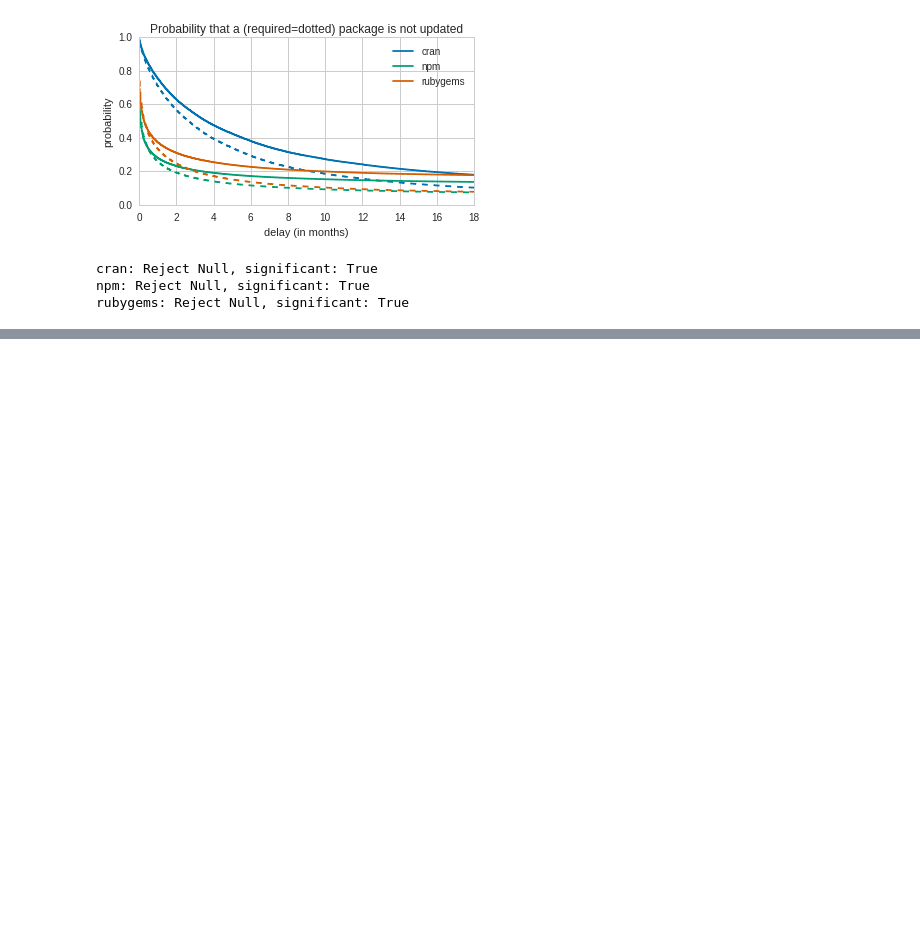
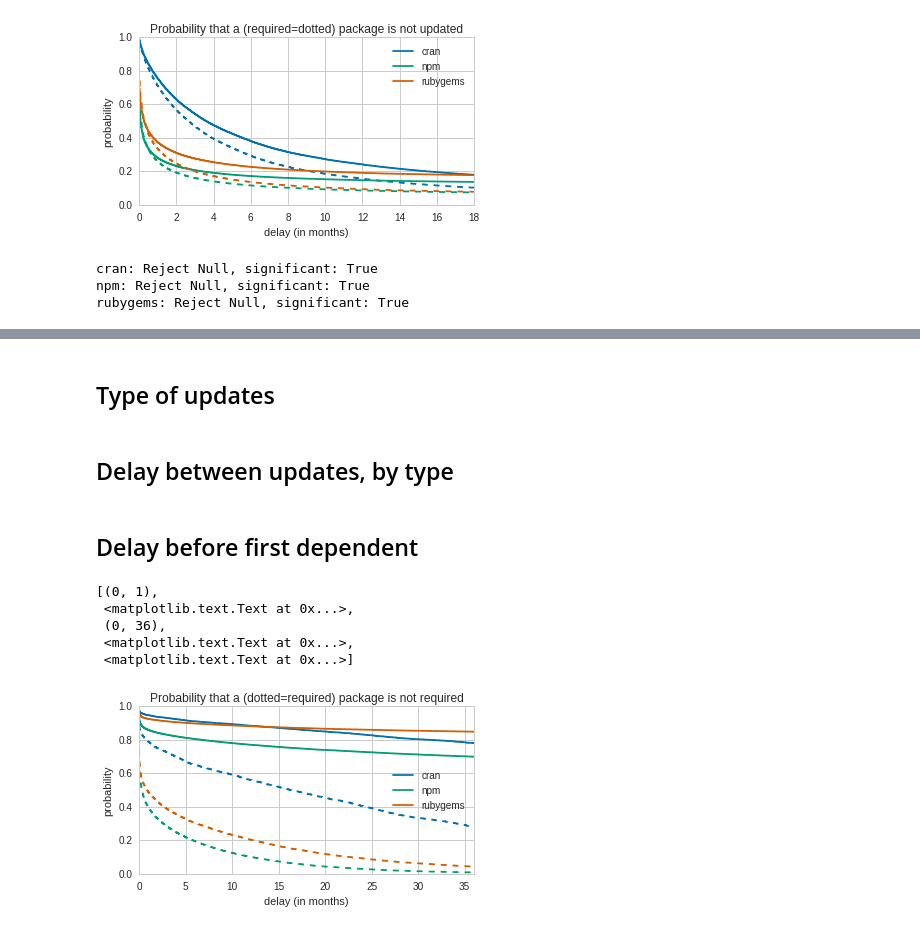
Before and after one commit to AlexandreDecan/ecos-emse, a Jupyter notebook: notebooks/Ecosystem activity.ipynb, the cells around one changed output, grey strips where cells are left out. Saved outputs shown, nothing was run; the diff lists cells and outputs as text; code cells hidden in the pictures; blank space fills up the shorter version.

Commit message:
Correlation between updates and dependencies + delay before first dependent

```diff
--- a/notebooks/Ecosystem activity.ipynb
+++ b/notebooks/Ecosystem activity.ipynb
@@ -319,0 +364,60 @@ rubygems: Reject Null, significant: True
+# %% [markdown]
+## Type of updates
+# %% [markdown]
+## Delay between updates, by type
+# %% [markdown]
+## Delay before first dependent
+# %%
+import lifelines
+
+figure, ax = matplotlib.pyplot.subplots()
+figure.set_size_inches(FIG_SIZE)
+
+colors = iter(seaborn.color_palette())
+
+kmp = lifelines.KaplanMeierFitter()
+
+for ecosystem, data in df_data.items():
+    color = next(colors)
+
+    first_dependent = (
+        data['packages']
+        .merge(data['dependencies'], on=['package', 'version'])
+        [['dependency', 'time']]
+        .groupby('dependency')
+        .min()
+        .rename(columns={'time': 'dependent'})
+    )
+
+    kmp_df = (
+        data['packages']
+        .groupby('package')
+        [['time']]
+        .min()
+        .join(first_dependent)
+        .assign(observed=lambda d: ~d['dependent'].isnull())
+        .pipe(lambda d: d.fillna(d['time'].max()))
+        .assign(duration=lambda d: (d['dependent'].astype('datetime64[ns, UTC]') - d['time'].astype('datetime64[ns, UTC]')).dt.days / 30)
+    )
+
+    kmp.fit(kmp_df['duration'], kmp_df['observed'], label=ecosystem)
+    kmp.plot(ax=ax, color=color, ci_show=False)
+
+    required = kmp_df['observed'] == True
+    kmp.fit(kmp_df[required]['duration'], kmp_df[required]['observed'])
+    kmp.plot(ax=ax, color=color, style='--', legend=None, ci_show=False)
+
+ax.set(
+    xlabel='delay (in months)',
+    ylabel='probability',
+    title='Probability that a (dotted=required) package is not required',
+    xlim=(0, 36),
+    ylim=(0, 1)
+)
+# %% [output]
+[(0, 1),
+ <matplotlib.text.Text at 0x...>,
+ (0, 36),
+ <matplotlib.text.Text at 0x...>,
+ <matplotlib.text.Text at 0x...>]
+[figure, added]
```
Also changed, not shown: parts of 4 cells of this notebook.
